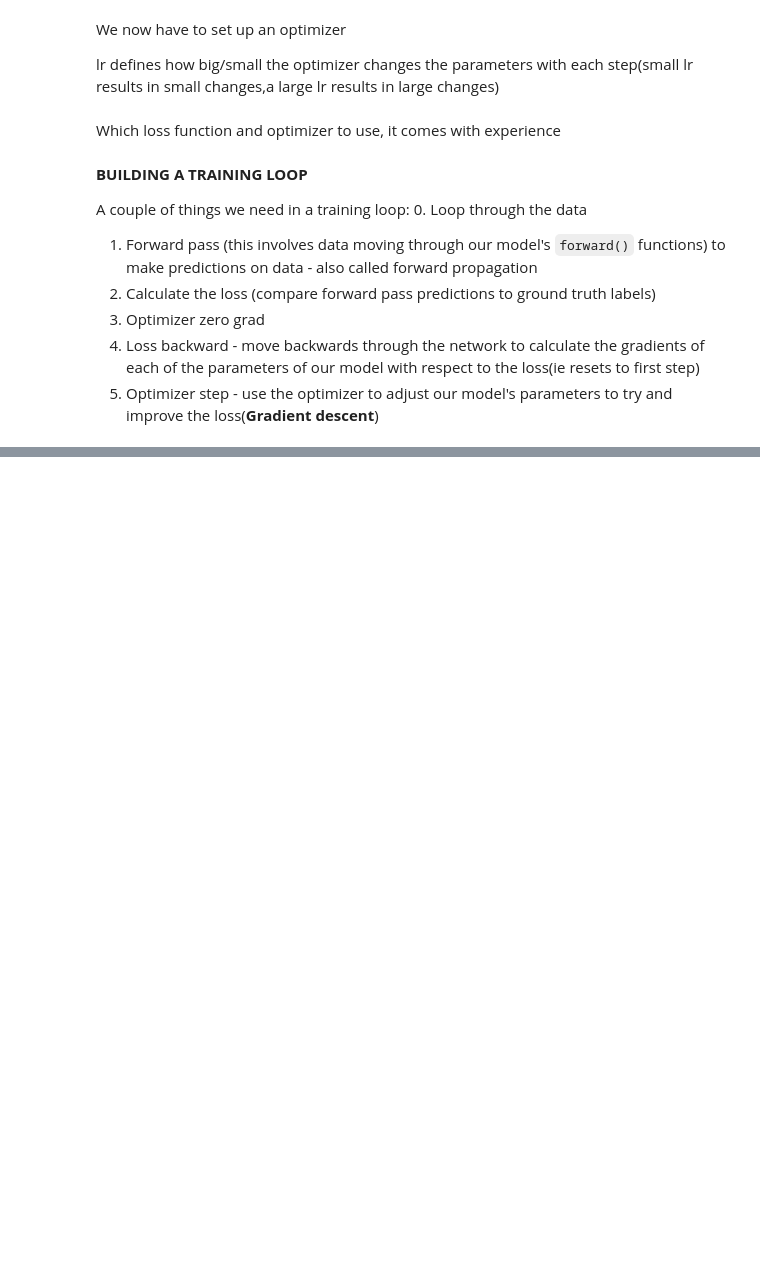
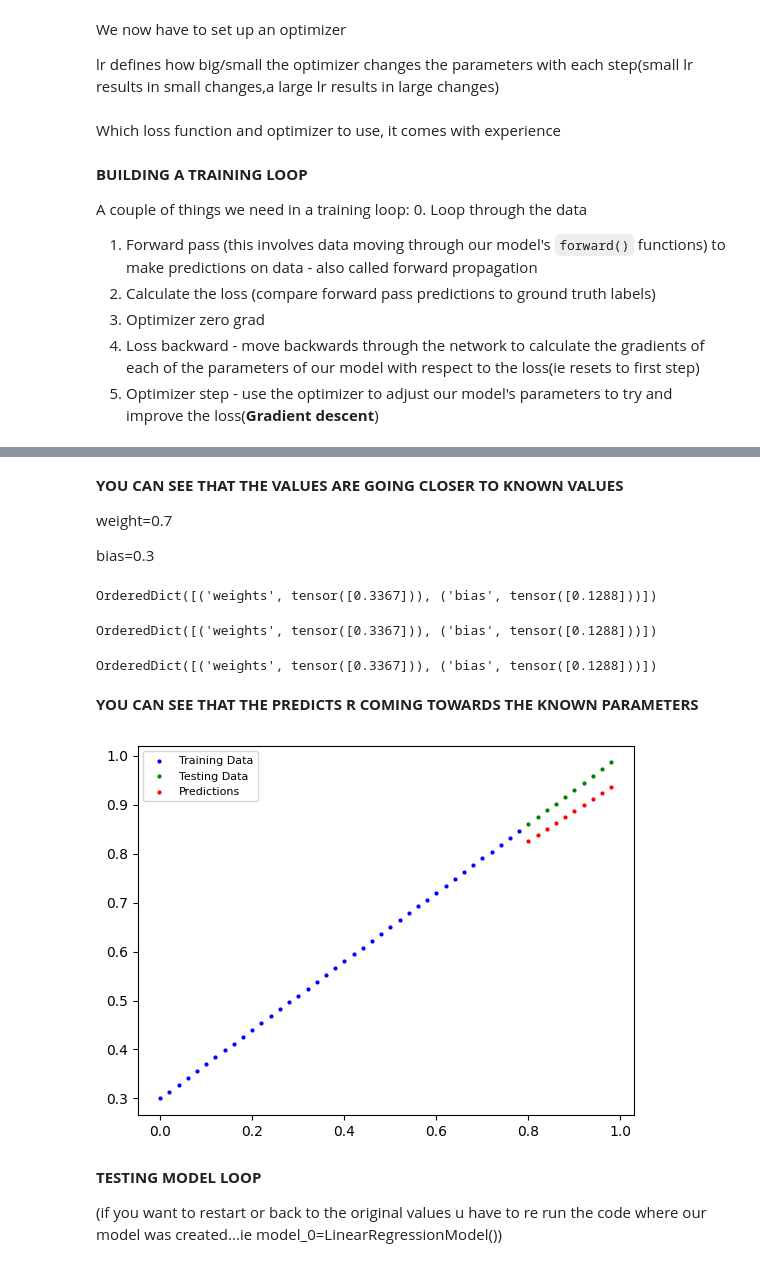
Before and after one commit to vaibhavlokunde/AI-ML, a Jupyter notebook: pytorch_workflow.ipynb, the cells around one changed output, grey strips where cells are left out. Drawn from its saved outputs; the diff is of its cells as text; code cells hidden in the pictures; blank space fills up the shorter version.

```diff
--- a/pytorch_workflow.ipynb
+++ b/pytorch_workflow.ipynb
@@ -222,7 +355,7 @@ A couple of things we need in a training loop:
 # %%
 torch.manual_seed(42)
 #An epoch is one loop through the data
-epochs=1
+epochs=100
 
 # 0. Loop through the data
 for epoch in range(epochs):
@@ -235,6 +368,7 @@ for epoch in range(epochs):
 
   #2.Calculate the loss
   loss=loss_fn(y_pred,y_train) #(prediction,true_values)
+  print(f"Loss: {loss}")
 
   # 3.Optimizer zero grad
   optimizer.zero_grad()
@@ -245,4 +379,7 @@ for epoch in range(epochs):
   #5.Step the optimizer (perform gradient descent)
   optimizer.step()
 
+
+  # Testing
   model_0.eval() # turns off gradient tracking
+  print(model_0.state_dict())
@@ -248,0 +395,31 @@ for epoch in range(epochs):
+# %% [markdown]
+**YOU CAN SEE THAT THE VALUES ARE GOING CLOSER TO KNOWN VALUES**
+
+weight=0.7
+
+bias=0.3
+# %%
+model_0.state_dict()
+# %% [output]
+OrderedDict([('weights', tensor([0.3367])), ('bias', tensor([0.1288]))])
+# %%
+model_0.state_dict()
+# %% [output]
+OrderedDict([('weights', tensor([0.3367])), ('bias', tensor([0.1288]))])
+# %%
+model_0.state_dict()
+# %% [output]
+OrderedDict([('weights', tensor([0.3367])), ('bias', tensor([0.1288]))])
+# %% [markdown]
+**YOU CAN SEE THAT THE PREDICTS R COMING TOWARDS THE KNOWN PARAMETERS**
+# %%
+with torch.inference_mode():
+  y_preds_new=model_0(X_test)
+
+plot_predictions(predictions=y_preds_new)
+# %% [output]
+[figure, added]
+# %% [markdown]
+**TESTING MODEL LOOP**
+
+(if you want to restart or back to the original values u have to re run the code where our model was created...ie model_0=LinearRegressionModel())
```
Also changed, not shown: parts of 21 cells of this notebook.
